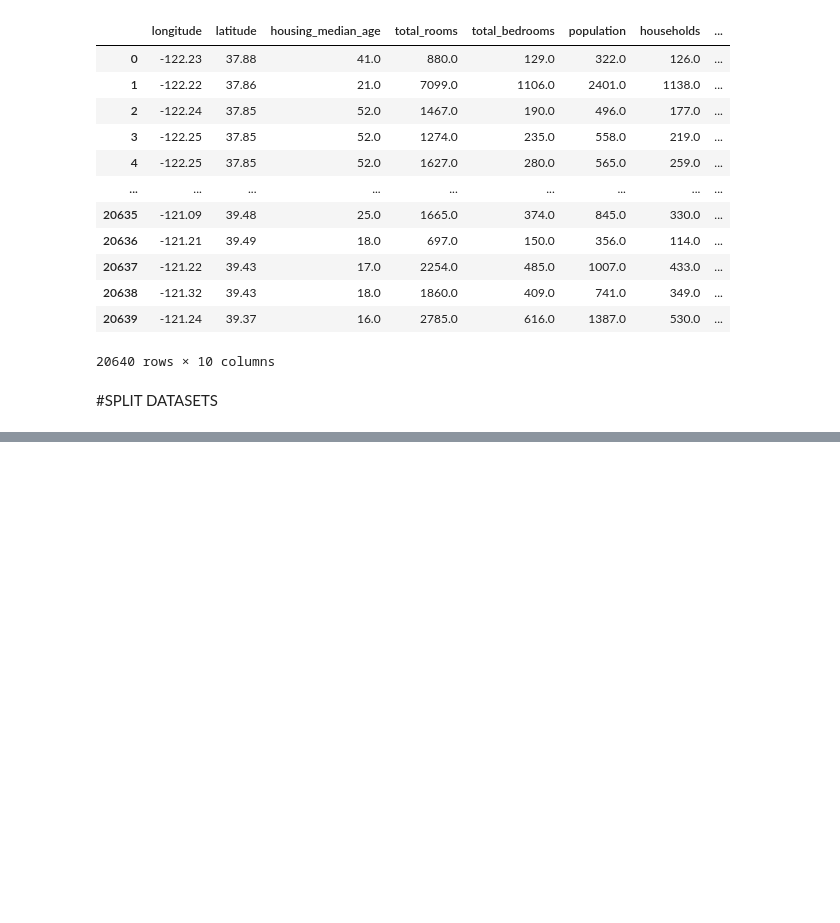
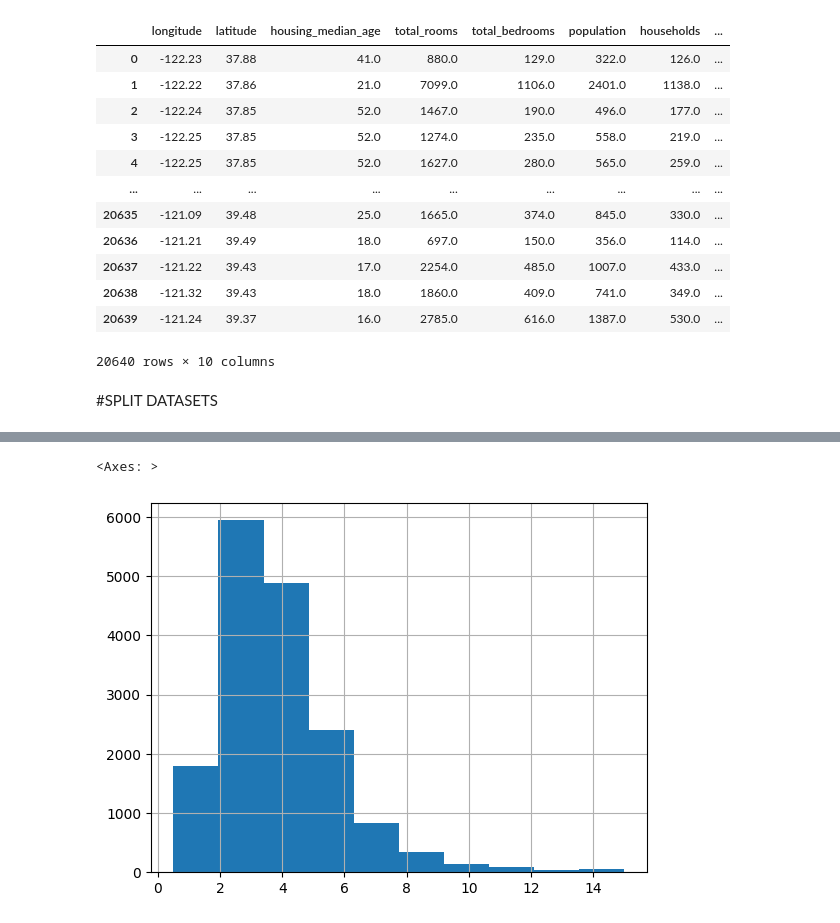
Before and after one commit to InquisitorFury/House-real-estate-prediction-, a Jupyter notebook: code.ipynb, the cells around one changed output, grey strips where cells are left out. Drawn from its saved outputs; the diff is of its cells as text; code cells hidden in the pictures; blank space fills up the shorter version.

```diff
--- a/code.ipynb
+++ b/code.ipynb
@@ -119,0 +237,5 @@ from sklearn.model_selection import train_test_split
+# %%
+housing["median_income"].hist()
+# %% [output]
+<Axes: >
+[figure, added]
```
Also changed, not shown: parts of 23 cells of this notebook, 1 other file.
